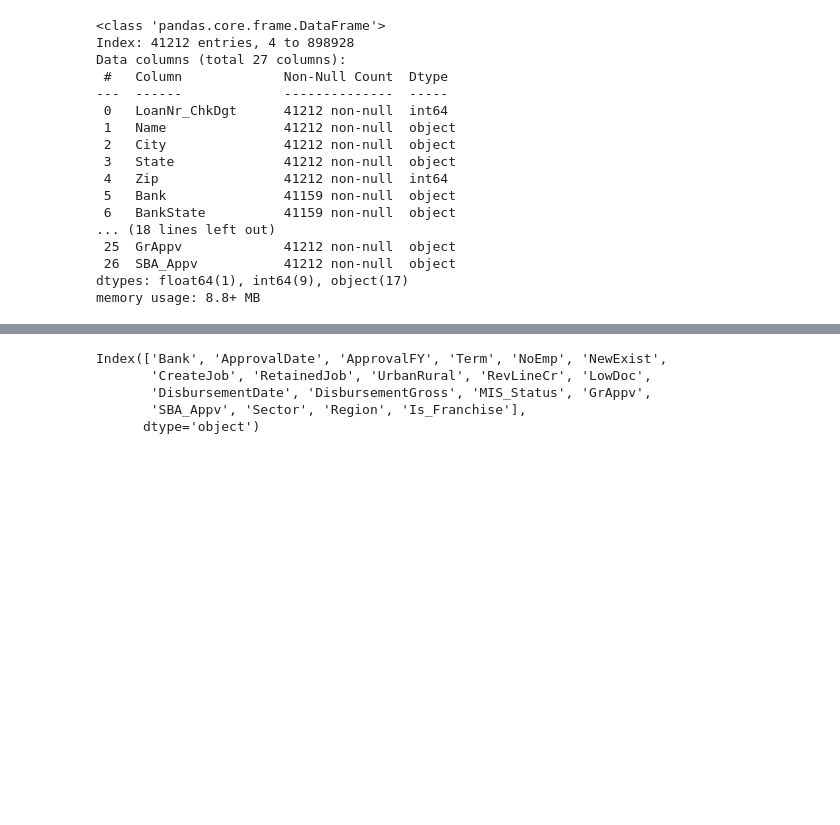
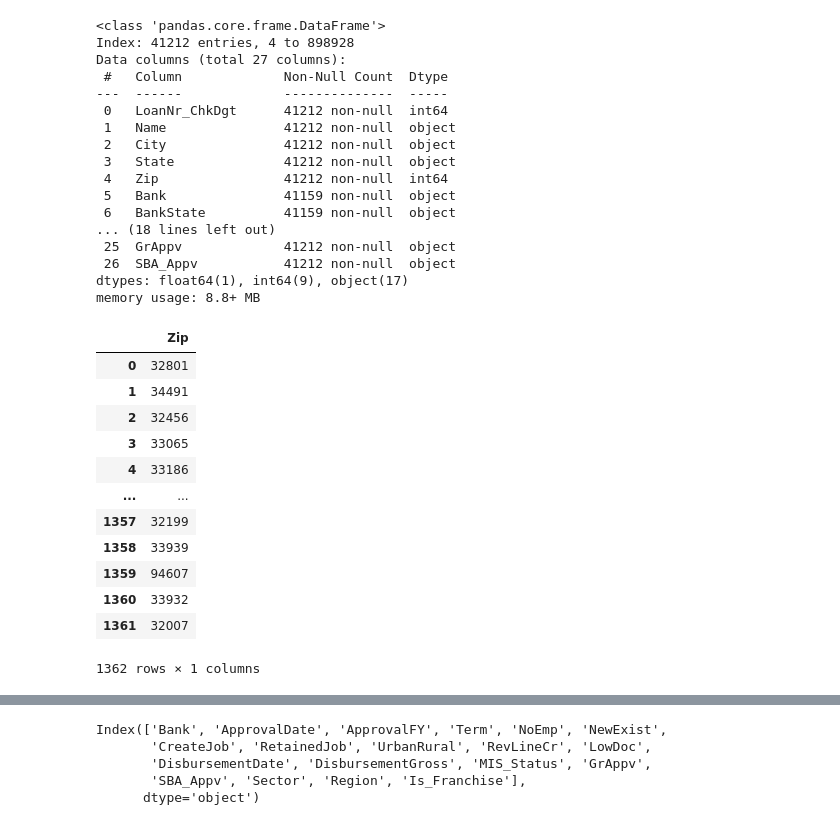
Before and after one commit to Elhai12/SBA_loans_predict, a Jupyter notebook: Preparation.ipynb, the cells around one changed output, grey strips where cells are left out. Drawn from its saved outputs; the diff is of its cells as text; code cells hidden in the pictures; blank space fills up the shorter version.

```diff
--- a/Preparation.ipynb
+++ b/Preparation.ipynb
@@ -42,0 +70,17 @@ df_filter['Region'] = pd.cut(
+# %%
+list_zip = df_filter['Zip'].unique().tolist()
+# df_zip = pd.DataFrame(list_zip,columns=['Zip'])
+# %% [output]
+|  | Zip |
+| 0 | 32801 |
+| 1 | 34491 |
+| 2 | 32456 |
+| 3 | 33065 |
+| 4 | 33186 |
+| ... | ... |
+| 1357 | 32199 |
+| 1358 | 33939 |
+| 1359 | 94607 |
+| 1360 | 33932 |
+| 1361 | 32007 |
+1362 rows × 1 columns
```
Also changed, not shown: parts of 35 cells of this notebook.
